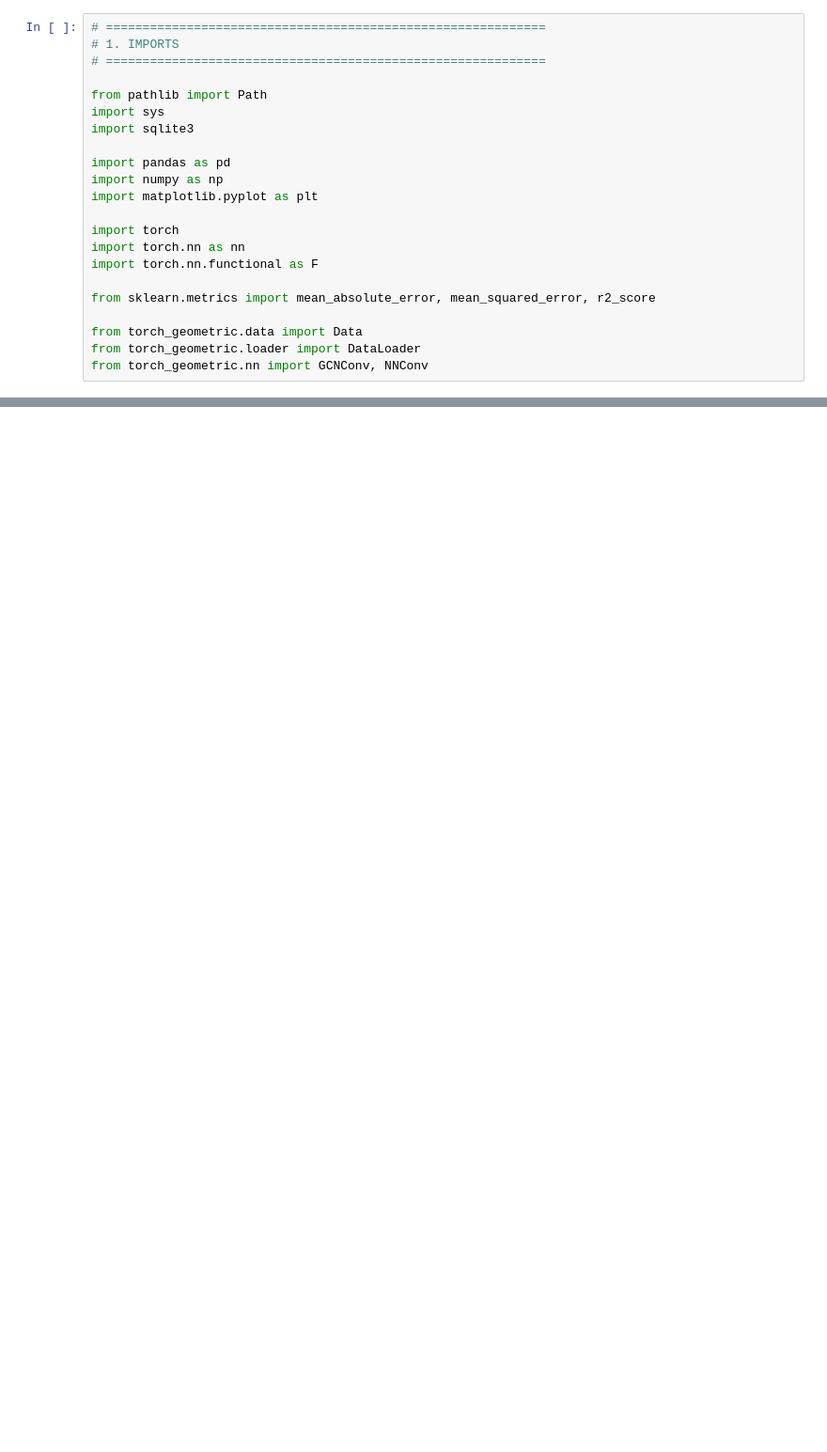
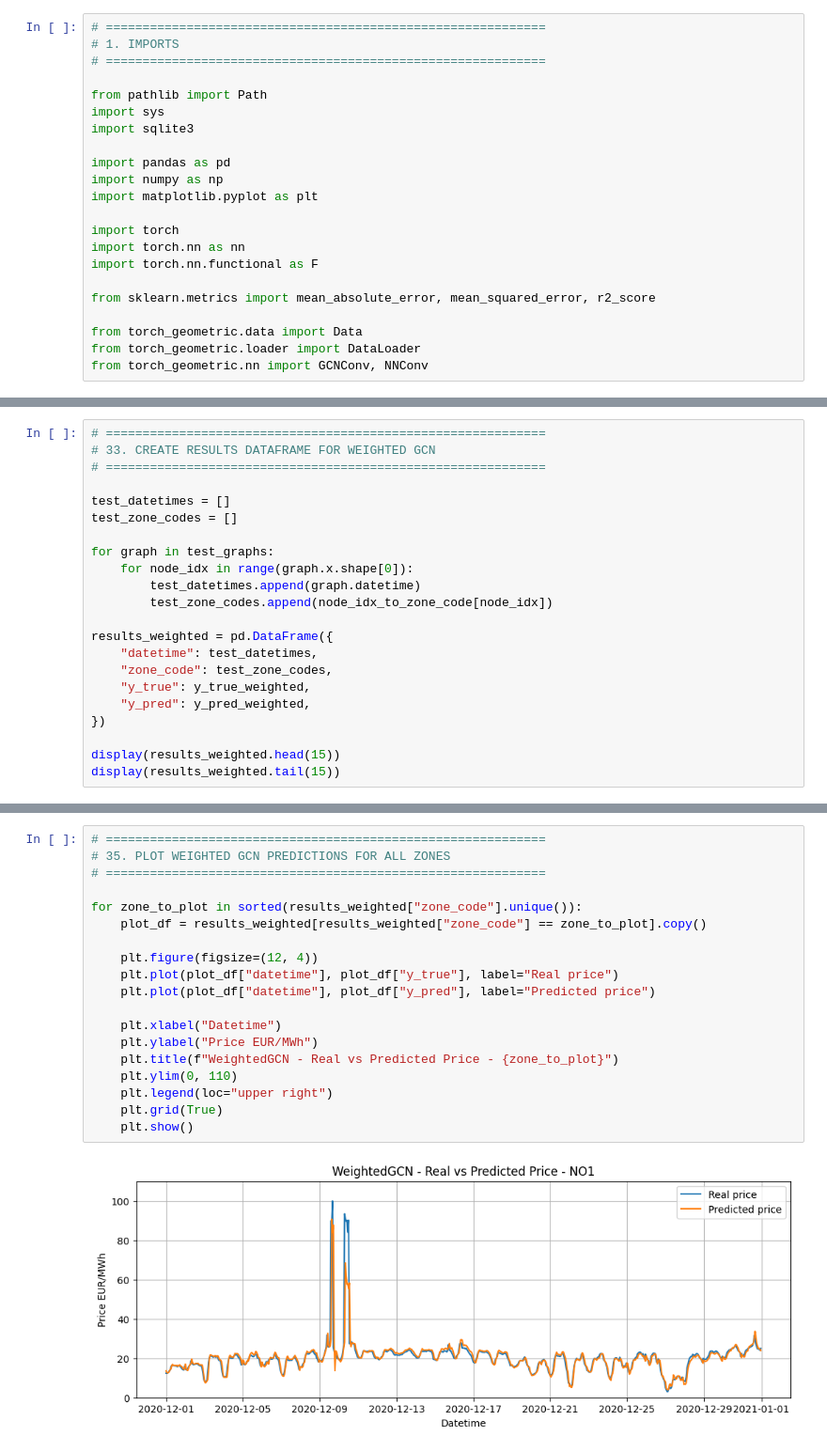
Before and after one commit to huugoox/tfg, a Jupyter notebook: notebooks/08_GNN_edge_model.ipynb, the cells around one changed output, grey strips where cells are left out. Shown at 94% size. Drawn from its saved outputs; the diff is of its cells as text; blank space fills up the shorter version.

```diff
--- a/notebooks/08_GNN_edge_model.ipynb
+++ b/notebooks/08_GNN_edge_model.ipynb
@@ -41,0 +1183,22 @@ print("Connected to database")
+# %%
+# ============================================================
+# 33. CREATE RESULTS DATAFRAME FOR WEIGHTED GCN
+# ============================================================
+
+test_datetimes = []
+test_zone_codes = []
+
+for graph in test_graphs:
+    for node_idx in range(graph.x.shape[0]):
+        test_datetimes.append(graph.datetime)
+        test_zone_codes.append(node_idx_to_zone_code[node_idx])
+
+results_weighted = pd.DataFrame({
+    "datetime": test_datetimes,
+    "zone_code": test_zone_codes,
+    "y_true": y_true_weighted,
+    "y_pred": y_pred_weighted,
+})
+
+display(results_weighted.head(15))
+display(results_weighted.tail(15))
@@ -41,0 +1269,21 @@ print("Connected to database")
+# %%
+# ============================================================
+# 35. PLOT WEIGHTED GCN PREDICTIONS FOR ALL ZONES
+# ============================================================
+
+for zone_to_plot in sorted(results_weighted["zone_code"].unique()):
+    plot_df = results_weighted[results_weighted["zone_code"] == zone_to_plot].copy()
+
+    plt.figure(figsize=(12, 4))
+    plt.plot(plot_df["datetime"], plot_df["y_true"], label="Real price")
+    plt.plot(plot_df["datetime"], plot_df["y_pred"], label="Predicted price")
+
+    plt.xlabel("Datetime")
+    plt.ylabel("Price EUR/MWh")
+    plt.title(f"WeightedGCN - Real vs Predicted Price - {zone_to_plot}")
+    plt.ylim(0, 110)
+    plt.legend(loc="upper right")
+    plt.grid(True)
+    plt.show()
+# %% [output]
+[figure, added]
```
Also changed, not shown: parts of 33 cells of this notebook.
